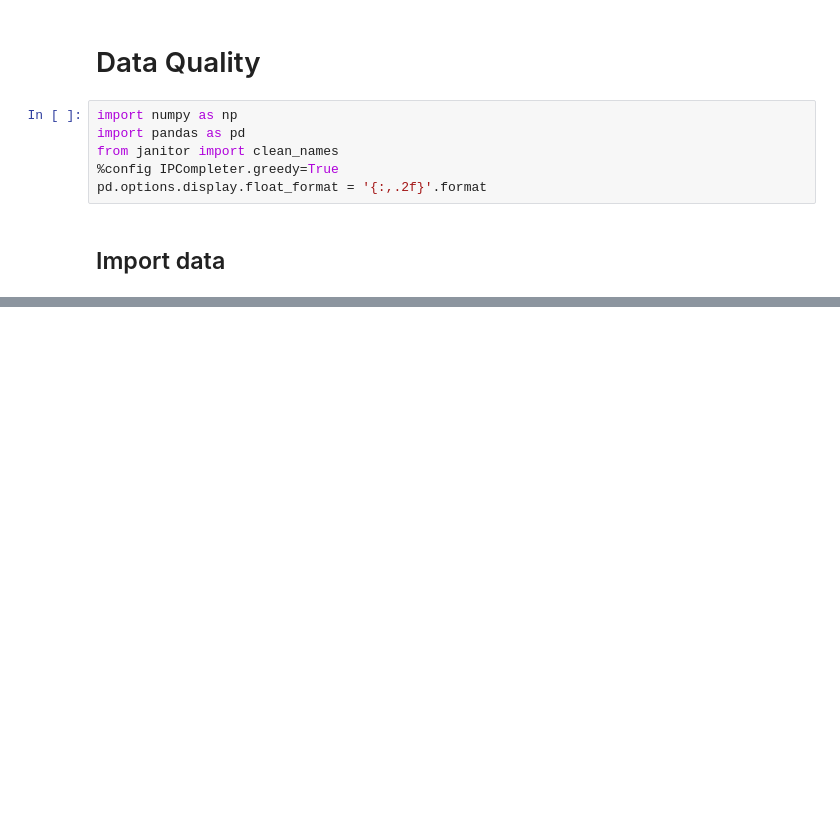
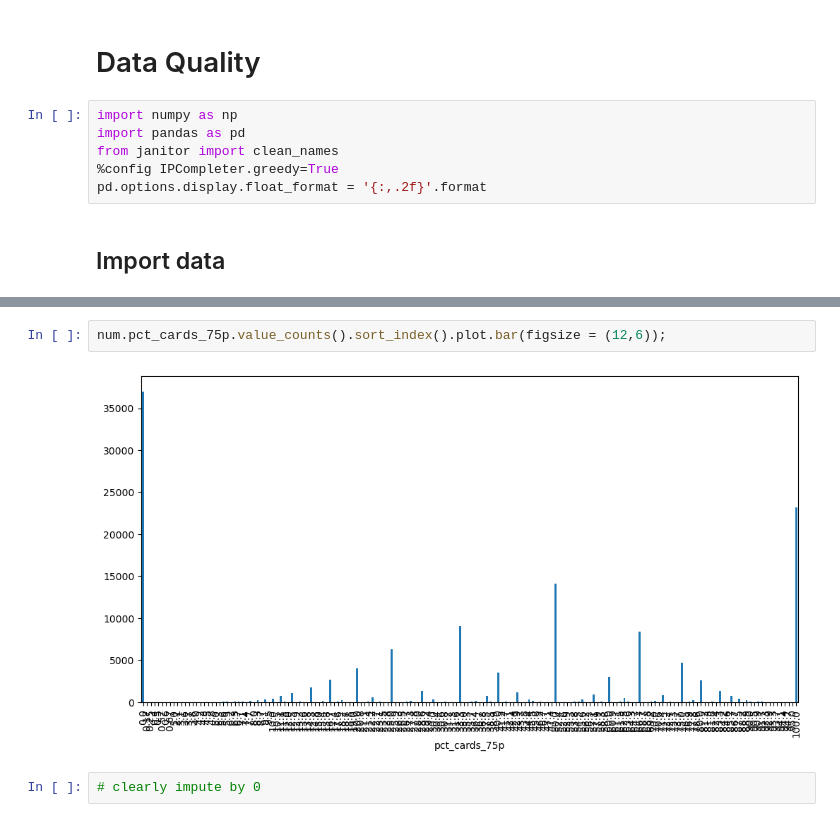
Before and after one commit to adrianriverof/risk-scoring, a Jupyter notebook: 03_Notebooks/02_Development/02_Data_Quality.ipynb, the cells around one changed output, grey strips where cells are left out. Drawn from its saved outputs; the diff is of its cells as text; blank space fills up the shorter version.

```diff
--- a/03_Notebooks/02_Development/02_Data_Quality.ipynb
+++ b/03_Notebooks/02_Development/02_Data_Quality.ipynb
@@ -27,0 +240,6 @@ df
+# %%
+num.pct_cards_75p.value_counts().sort_index().plot.bar(figsize = (12,6));
+# %% [output]
+[figure, added]
+# %%
+# clearly impute by 0
```
Also changed, not shown: parts of 33 cells of this notebook.
